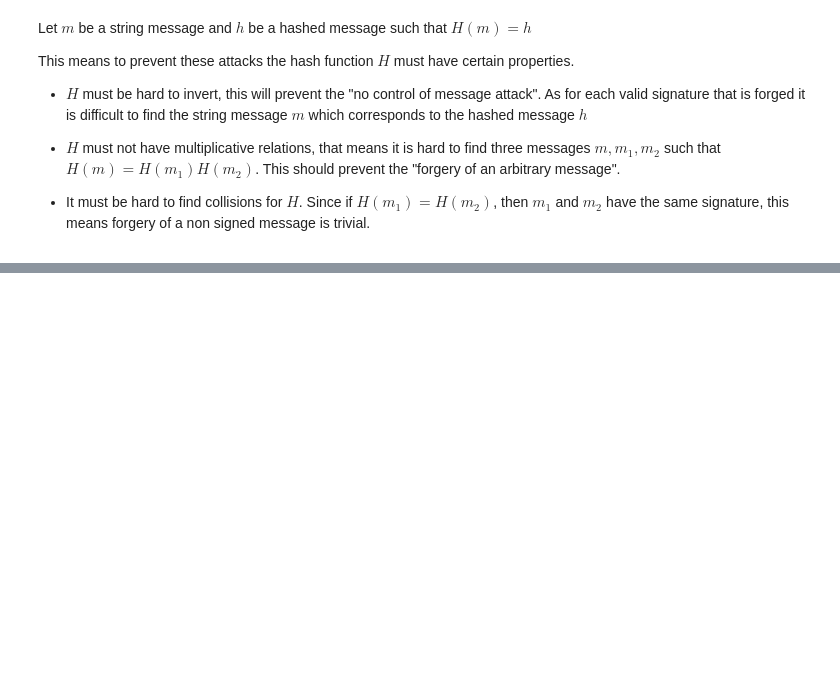
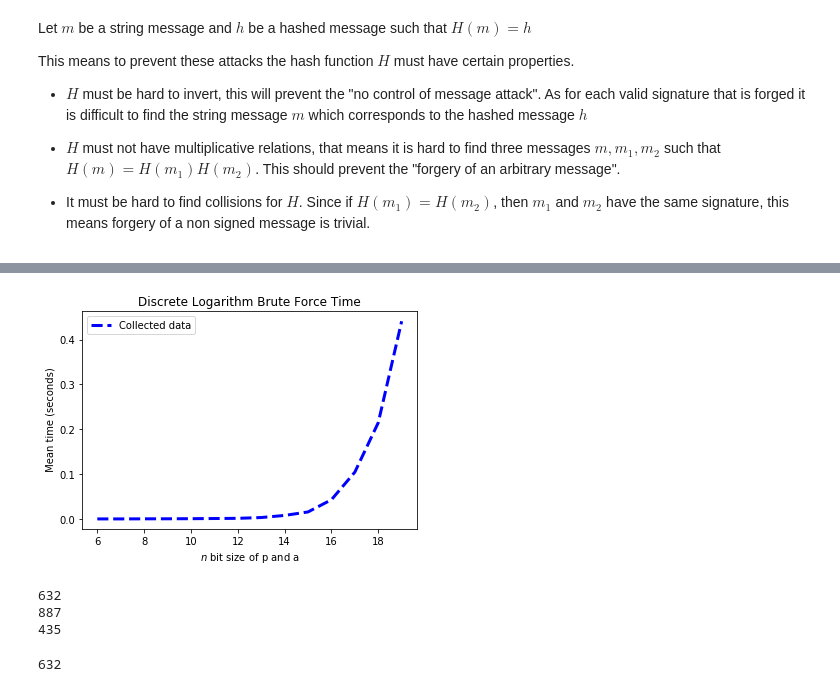
Before and after one commit to UOBMathTeam/CryptographyProject, a Jupyter notebook: Cryptography_Project.ipynb, the cells around one changed output, grey strips where cells are left out. Cells and saved outputs as stored; diff of their text form; code cells hidden in the pictures; blank space fills up the shorter version.

```diff
--- a/Cryptography_Project.ipynb
+++ b/Cryptography_Project.ipynb
@@ -587,0 +863,26 @@ This means to prevent these attacks the hash function $H$ must have certain prop
+# %%
+start = 6
+stop = 20
+num_samples = 10
+
+mean_times = []
+std_times = []
+
+for n_bit in range(start, stop):
+    public_keys = [gen_public_key(n_bit) for i in range(num_samples)]
+
+    input_parameters = format_input_parameters(public_keys)
+    temp_mean, temp_std = time_func(
+        discrete_logarithm_brute, num_samples, input_parameters)
+    mean_times.append(temp_mean)
+    std_times.append(temp_std)
+
+print("discrete_logarithm_brute(g, p, A)")
+
+my_time_data = {"Mean time": mean_times,
+                "Std time": std_times}
+time_data_frame = pd.DataFrame(data=my_time_data)
+time_data_frame.index = range(start, stop)
+time_data_frame.index.name = "bit size of p and a"
+
+print(time_data_frame)
@@ -587,0 +941,34 @@ This means to prevent these attacks the hash function $H$ must have certain prop
+# %%
+# Silly example data
+#bp_x = np.linspace(0, 2*np.pi, num=40, endpoint=True)
+#bp_y = np.sin(bp_x)
+
+
+# Make the plot
+plt.plot(range(start,stop),mean_times, linewidth=3, linestyle="--",
+         color="blue", label=r"Collected data")
+plt.xlabel(r"$n$ bit size of p and a")
+plt.ylabel(r" Mean time (seconds)")
+plt.title(r"Discrete Logarithm Brute Force Time")
+#plt.xlim(0, 2*np.pi)
+#plt.ylim(-1.1, 1.1)
+plt.legend(loc="upper left")
+plt.show()
+# %% [output]
+[figure, added]
+# %%
+q, p = sgrandprime(10, 40)
+g = safe_primitive_root([q, p])
+a = Private_keys(1, 10)[0]
+print(a)
+print(p)
+A = pow(g, a, p)
+print(A)
+# A = g^a mod(p)
+
+discrete_logarithm_brute(g, p, A)
+# %% [output]
+632
+887
+435
+632
```
Also changed, not shown: parts of 21 cells of this notebook.
